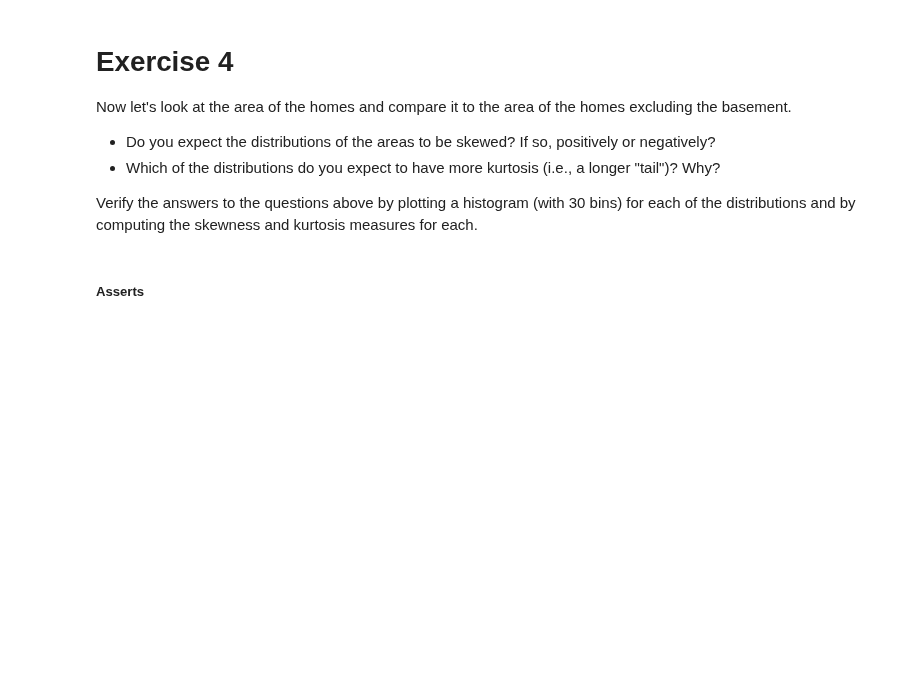
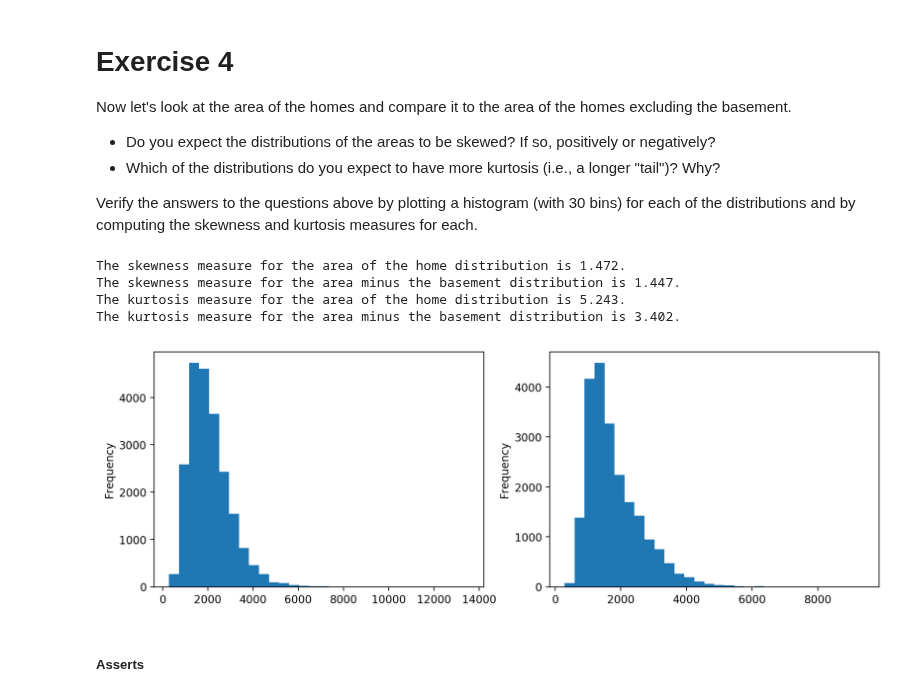
Before and after one commit to MafaldaPaco/batch3-workspace, a Jupyter notebook: S01/SLU04 - Basic Stats with Pandas/Exercise notebook.ipynb, the cells around one changed output. Saved outputs shown, nothing was run; the diff lists cells and outputs as text; code cells hidden in the pictures; blank space fills up the shorter version.

```diff
--- a/S01/SLU04 - Basic Stats with Pandas/Exercise notebook.ipynb
+++ b/S01/SLU04 - Basic Stats with Pandas/Exercise notebook.ipynb
@@ -153,20 +172,35 @@ Verify the answers to the questions above by plotting a histogram (with 30 bins)
 # %%
 # plt.figure(1, figsize=(12,4), dpi=200)
 # plt.subplot(121)
 # ...
 # plt.subplot(122)
 # ...
 # skew_living = ...
 # skew_above = ...
 # kurt_living = ...
 # kurt_above = ...
 
 # YOUR CODE HERE
-raise NotImplementedError()
+plt.figure(1, figsize=(12,4), dpi=200)
+plt.subplot(121)
+data.sqft_living.plot.hist(bins=30);
+plt.subplot(122)
+data.sqft_above.plot.hist(bins=30);
+skew_living = data.sqft_living.skew()
+skew_above = data.sqft_above.skew()
+kurt_living = data.sqft_living.kurt()
+kurt_above = data.sqft_above.kurt()
+
 print("The skewness measure for the area of the home distribution is {:.3f}.".format(skew_living))
 print("The skewness measure for the area minus the basement distribution is {:.3f}.".format(skew_above))
 print("The kurtosis measure for the area of the home distribution is {:.3f}.".format(kurt_living))
 print("The kurtosis measure for the area minus the basement distribution is {:.3f}.".format(kurt_above))
+# %% [output]
+The skewness measure for the area of the home distribution is 1.472.
+The skewness measure for the area minus the basement distribution is 1.447.
+The kurtosis measure for the area of the home distribution is 5.243.
+The kurtosis measure for the area minus the basement distribution is 3.402.
+[figure, added]
 # %% [markdown]
 ##### Asserts
 # %%
```
Also changed, not shown: parts of 10 cells of this notebook.
